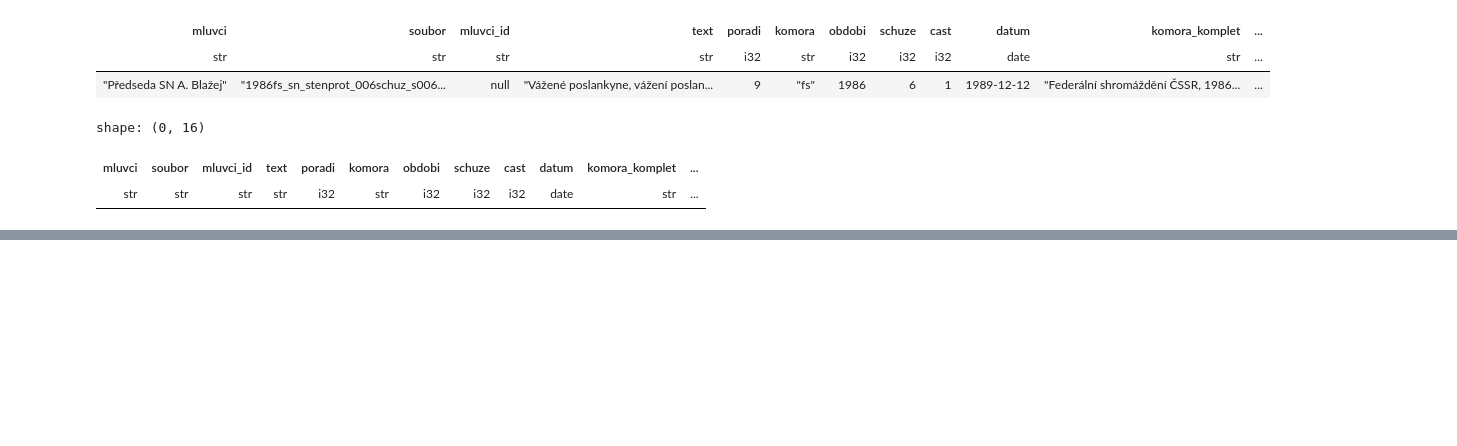
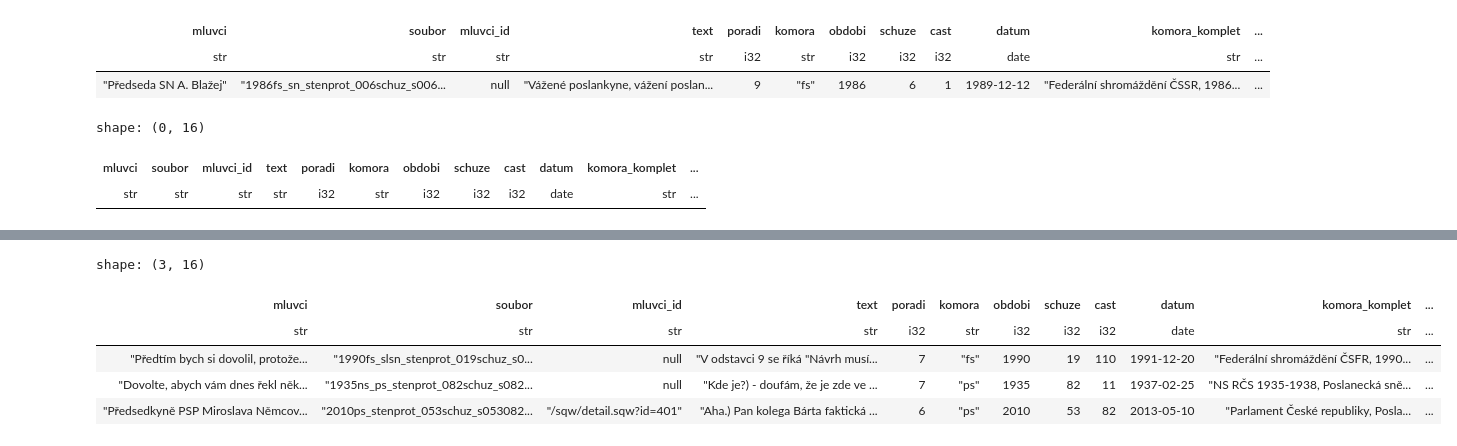
Before and after one commit to DataRozhlas/stenoprotokoly, a Jupyter notebook: 004_testy_a_statistiky.ipynb, the cells around one changed output, grey strips where cells are left out. Drawn from its saved outputs; the diff is of its cells as text; code cells hidden in the pictures; blank space fills up the shorter version.

```diff
--- a/004_testy_a_statistiky.ipynb
+++ b/004_testy_a_statistiky.ipynb
@@ -647,0 +702,9 @@ shape: (40, 17)
+# %%
+df.filter(pl.col('mluvci').str.contains('protože'))
+# %% [output]
+shape: (3, 16)
+| mluvci | soubor | mluvci_id | text | poradi | komora | obdobi | schuze | cast | datum | komora_komplet | ... |
+| str | str | str | str | i32 | str | i32 | i32 | i32 | date | str | ... |
+| "Předtím bych si dovolil, protože... | "1990fs_slsn_stenprot_019schuz_s0... | null | "V odstavci 9 se říká "Návrh musí... | 7 | "fs" | 1990 | 19 | 110 | 1991-12-20 | "Federální shromáždění ČSFR, 1990... | ... |
+| "Dovolte, abych vám dnes řekl něk... | "1935ns_ps_stenprot_082schuz_s082... | null | "Kde je?) - doufám, že je zde ve ... | 7 | "ps" | 1935 | 82 | 11 | 1937-02-25 | "NS RČS 1935-1938, Poslanecká sně... | ... |
+| "Předsedkyně PSP Miroslava Němcov... | "2010ps_stenprot_053schuz_s053082... | "/sqw/detail.sqw?id=401" | "Aha.) Pan kolega Bárta faktická ... | 6 | "ps" | 2010 | 53 | 82 | 2013-05-10 | "Parlament České republiky, Posla... | ... |
```
Also changed, not shown: parts of 36 cells of this notebook, 6 other files.
